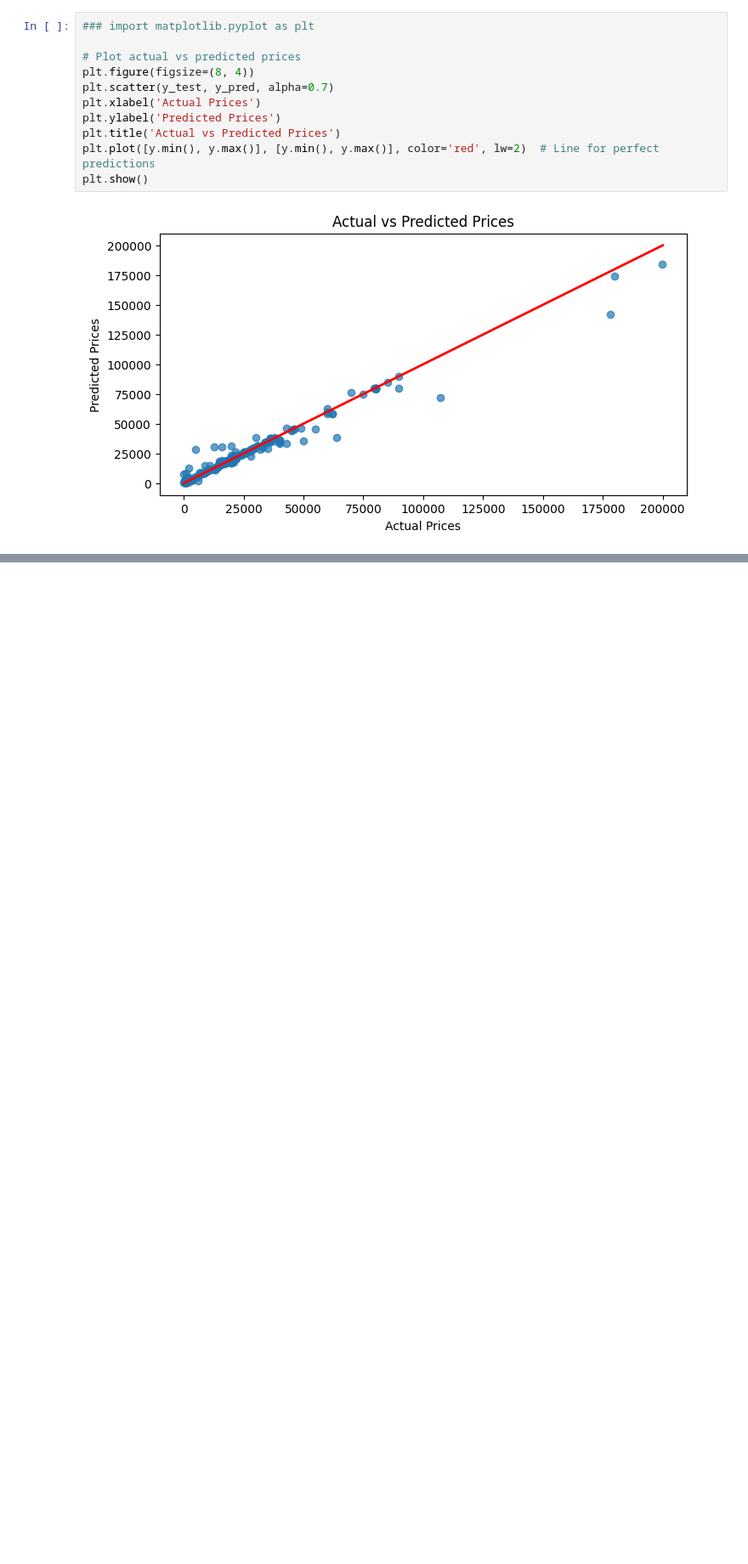
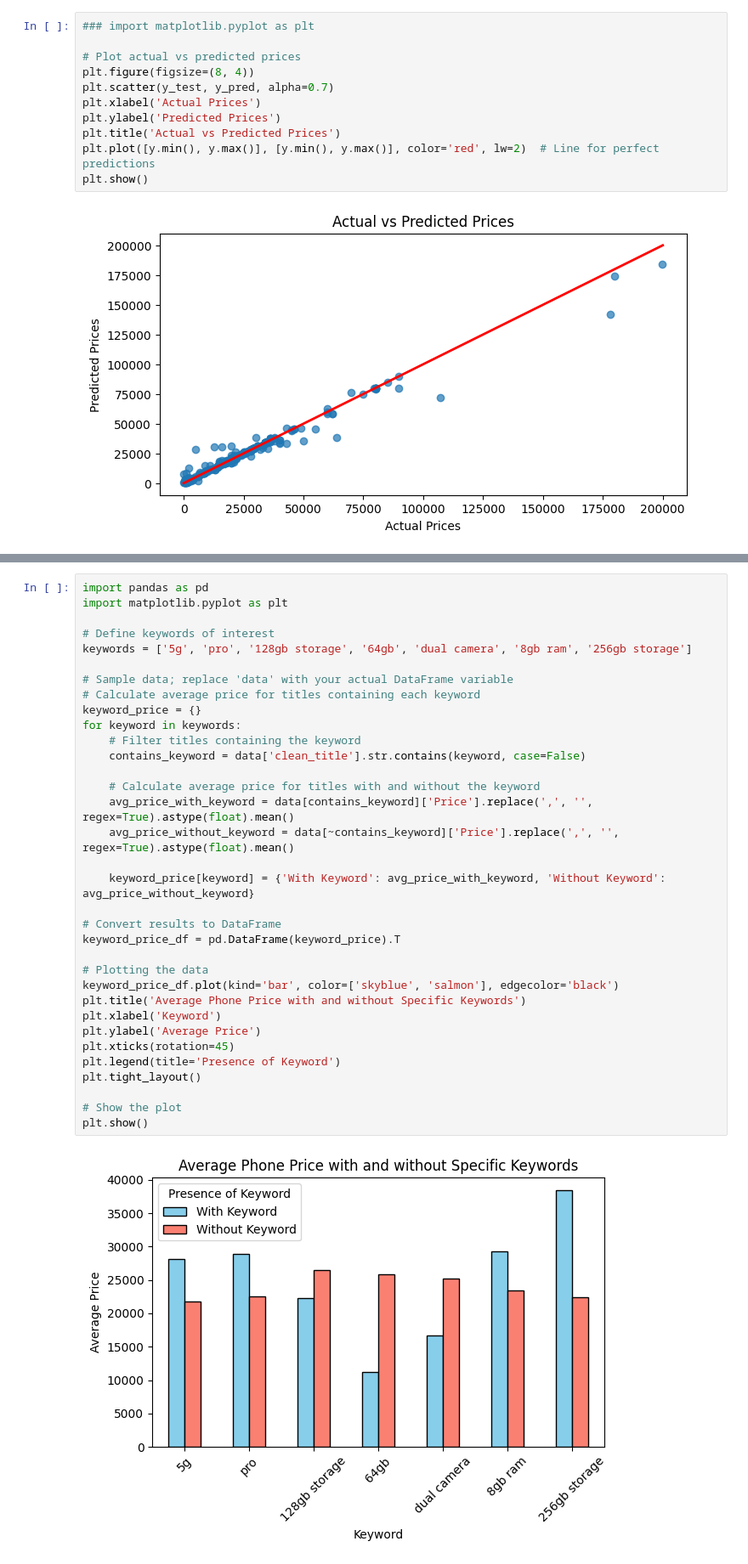
Before and after one commit to deborahfaras/NLP, a Jupyter notebook: phone_prediction.ipynb, the cells around one changed output, grey strips where cells are left out. Shown at 85% size. Saved outputs shown, nothing was run; the diff lists cells and outputs as text; blank space fills up the shorter version.

```diff
--- a/phone_prediction.ipynb
+++ b/phone_prediction.ipynb
@@ -142,0 +253,36 @@ plt.show()
+# %%
+import pandas as pd
+import matplotlib.pyplot as plt
+
+# Define keywords of interest
+keywords = ['5g', 'pro', '128gb storage', '64gb', 'dual camera', '8gb ram', '256gb storage']
+
+# Sample data; replace 'data' with your actual DataFrame variable
+# Calculate average price for titles containing each keyword
+keyword_price = {}
+for keyword in keywords:
+    # Filter titles containing the keyword
+    contains_keyword = data['clean_title'].str.contains(keyword, case=False)
+
+    # Calculate average price for titles with and without the keyword
+    avg_price_with_keyword = data[contains_keyword]['Price'].replace(',', '', regex=True).astype(float).mean()
+    avg_price_without_keyword = data[~contains_keyword]['Price'].replace(',', '', regex=True).astype(float).mean()
+
+    keyword_price[keyword] = {'With Keyword': avg_price_with_keyword, 'Without Keyword': avg_price_without_keyword}
+
+# Convert results to DataFrame
+keyword_price_df = pd.DataFrame(keyword_price).T
+
+# Plotting the data
+keyword_price_df.plot(kind='bar', color=['skyblue', 'salmon'], edgecolor='black')
+plt.title('Average Phone Price with and without Specific Keywords')
+plt.xlabel('Keyword')
+plt.ylabel('Average Price')
+plt.xticks(rotation=45)
+plt.legend(title='Presence of Keyword')
+plt.tight_layout()
+
+# Show the plot
+plt.show()
+# %% [output]
+[figure, added]
```
Also changed, not shown: parts of 6 cells of this notebook.
